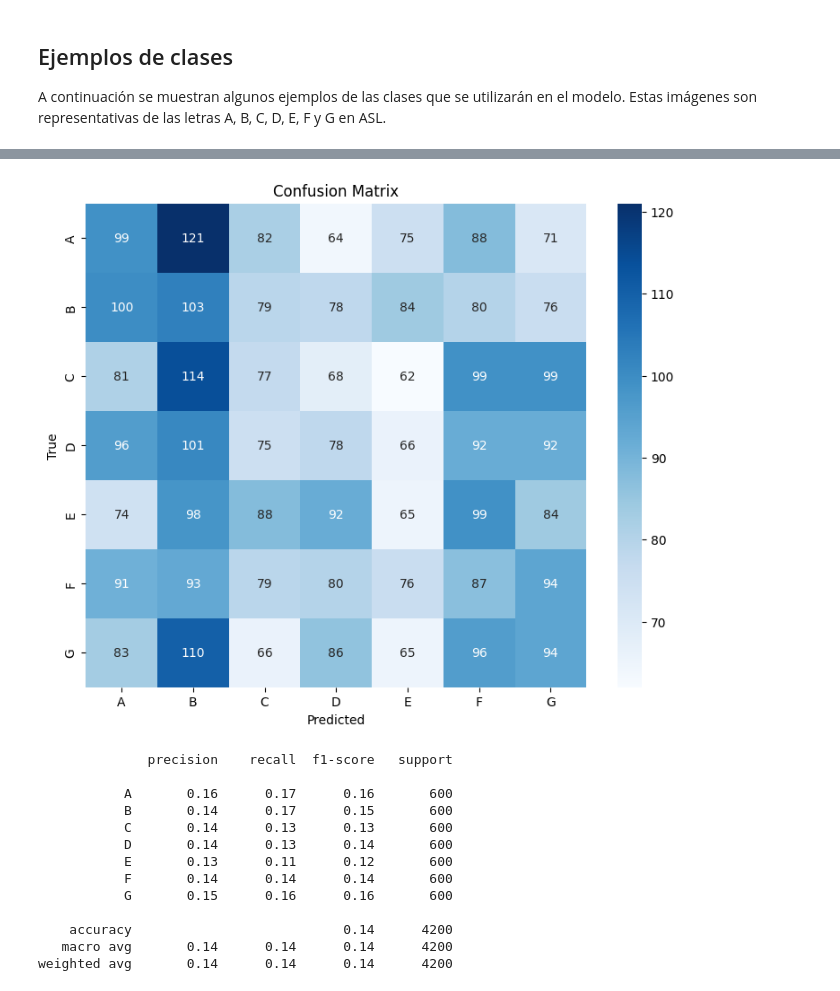
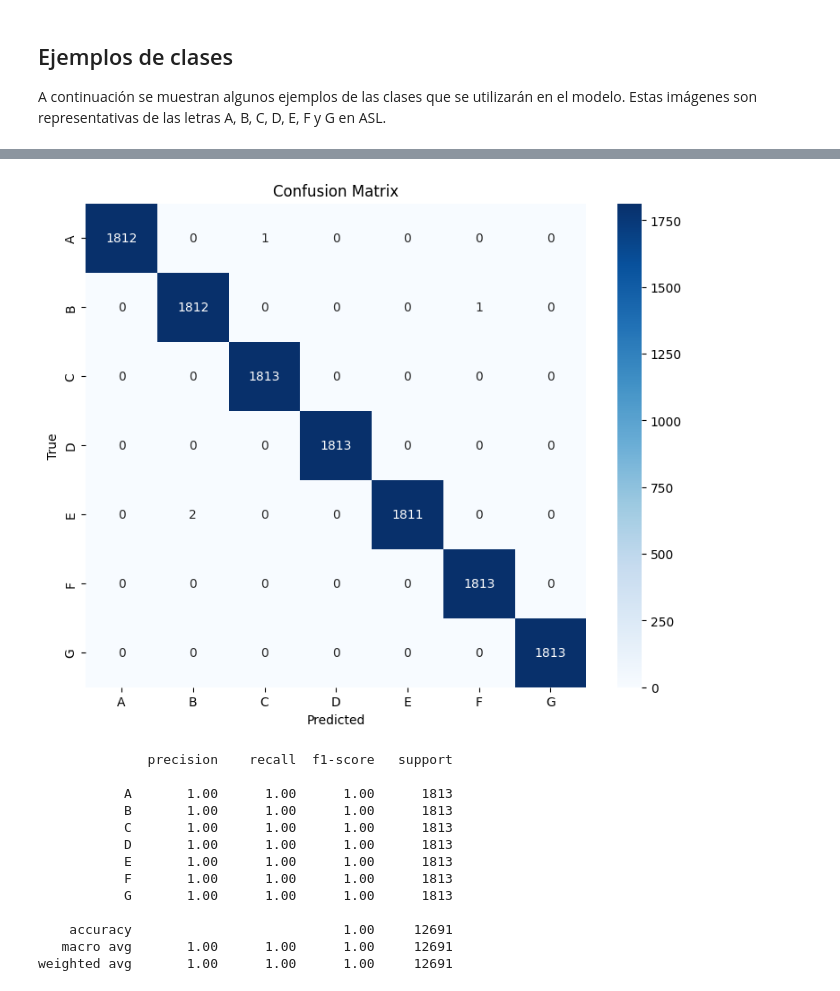
Before and after one commit to DavidLangarica/asl-letters-classifier, a Jupyter notebook: ASL_Model.ipynb, the cells around one changed output, grey strips where cells are left out. Drawn from its saved outputs; the diff is of its cells as text; code cells hidden in the pictures.

```diff
--- a/ASL_Model.ipynb
+++ b/ASL_Model.ipynb
@@ -37,0 +33,3 @@ A razón de que nuestros datasets son manos y las imagenes son muy similares ent
+# %%
+IMAGE_SIZE = (64, 64)
+BATCH_SIZE = 32
@@ -159,2 +158,2 @@ Model: "sequential_2"
 # %%
-model.compile(optimizer=tf.keras.optimizers.Adam(learning_rate=0.0005), loss = "categorical_crossentropy", metrics=['accuracy'])
+model.compile(optimizer="adam", loss = "categorical_crossentropy", metrics=['accuracy'])
@@ -161,23 +164,15 @@ model.compile(optimizer=tf.keras.optimizers.Adam(learning_rate=0.0005), loss = "
 # %%
-reduce_lr = tf.keras.callbacks.ReduceLROnPlateau(
-    monitor='val_loss',
-    factor=0.2,
-    patience=2,
-    min_lr=0.0001,
-    verbose=1
-)
-
 early_stopping = tf.keras.callbacks.EarlyStopping(
     monitor='val_loss',
-    patience=5,
+    patience=3,
     restore_best_weights=True,
     verbose=1
 )
 
 history = model.fit(
     train_generator,
-    epochs=10,
+    epochs=5,
     validation_data=validation_generator,
-    callbacks=[early_stopping, reduce_lr]
+    callbacks=[early_stopping]
 )
 # %% [output]
@@ -230,16 +222,16 @@ plt.show()
 # %%
-test_generator.reset()
-y_pred = model.predict(test_generator)
+test_generator_unshuffled = test_datagen.flow_from_directory(
+    test_dir,
+    target_size=IMAGE_SIZE,
+    batch_size=BATCH_SIZE,
+    class_mode='categorical',
+    shuffle=False
+)
+
+y_pred = model.predict(test_generator_unshuffled)
 y_pred_classes = np.argmax(y_pred, axis=1)
 
-test_generator.reset()
-y_true = []
-for i in range(len(test_generator)):
-    _, labels = next(test_generator)
-    y_true.extend(np.argmax(labels, axis=1))
-    if len(y_true) >= len(y_pred_classes):
-        y_true = y_true[:len(y_pred_classes)]
-        break
+y_true = test_generator_unshuffled.classes[:len(y_pred_classes)]
 
 cm = confusion_matrix(y_true, y_pred_classes)
 plt.figure(figsize=(9, 7))
@@ -256,14 +249,14 @@ print(classification_report(y_true, y_pred_classes, target_names=class_names))
-[figure, old version]
+[figure, new version]
-              precision    recall  f1-score   support
-
-           A       0.16      0.17      0.16       600
-           B       0.14      0.17      0.15       600
-           C       0.14      0.13      0.13       600
-           D       0.14      0.13      0.14       600
-           E       0.13      0.11      0.12       600
-           F       0.14      0.14      0.14       600
-           G       0.15      0.16      0.16       600
-
-    accuracy                           0.14      4200
-   macro avg       0.14      0.14      0.14      4200
-weighted avg       0.14      0.14      0.14      4200
+              precision    recall  f1-score   support
+
+           A       1.00      1.00      1.00      1813
+           B       1.00      1.00      1.00      1813
+           C       1.00      1.00      1.00      1813
+           D       1.00      1.00      1.00      1813
+           E       1.00      1.00      1.00      1813
+           F       1.00      1.00      1.00      1813
+           G       1.00      1.00      1.00      1813
+
+    accuracy                           1.00     12691
+   macro avg       1.00      1.00      1.00     12691
+weighted avg       1.00      1.00      1.00     12691
```
Also changed, not shown: parts of 26 cells of this notebook, 1 other file.
